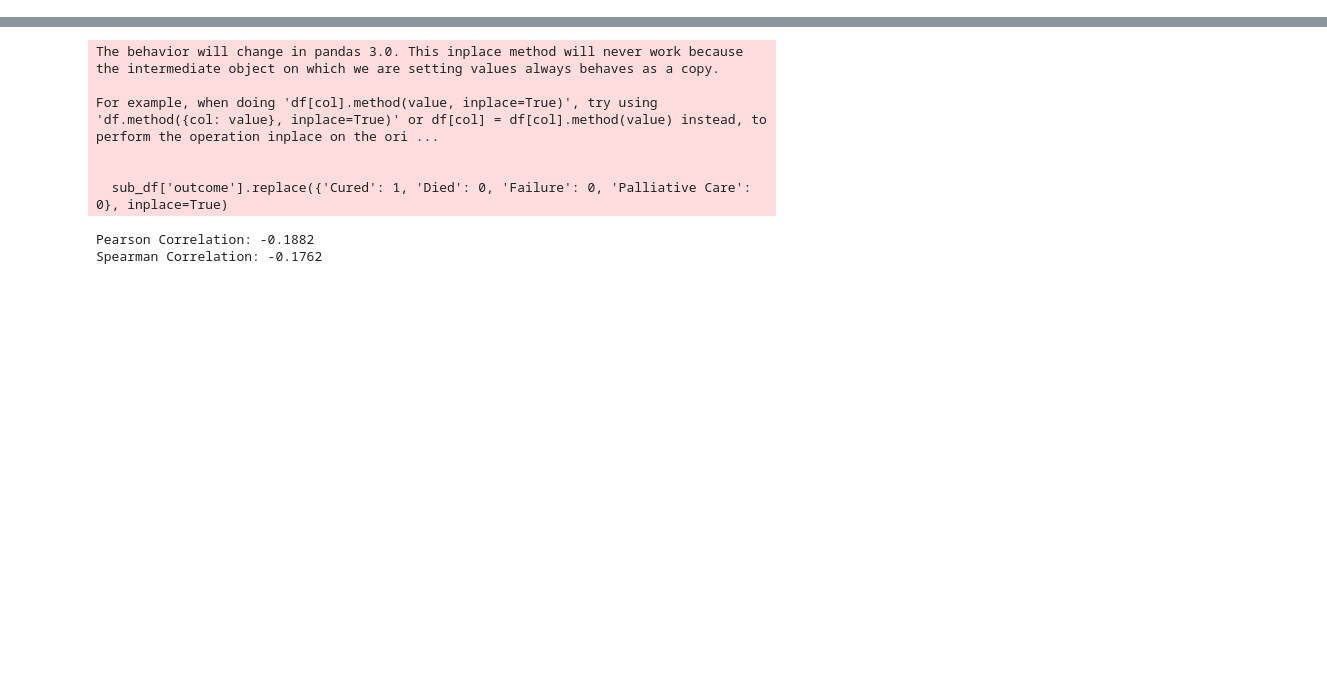
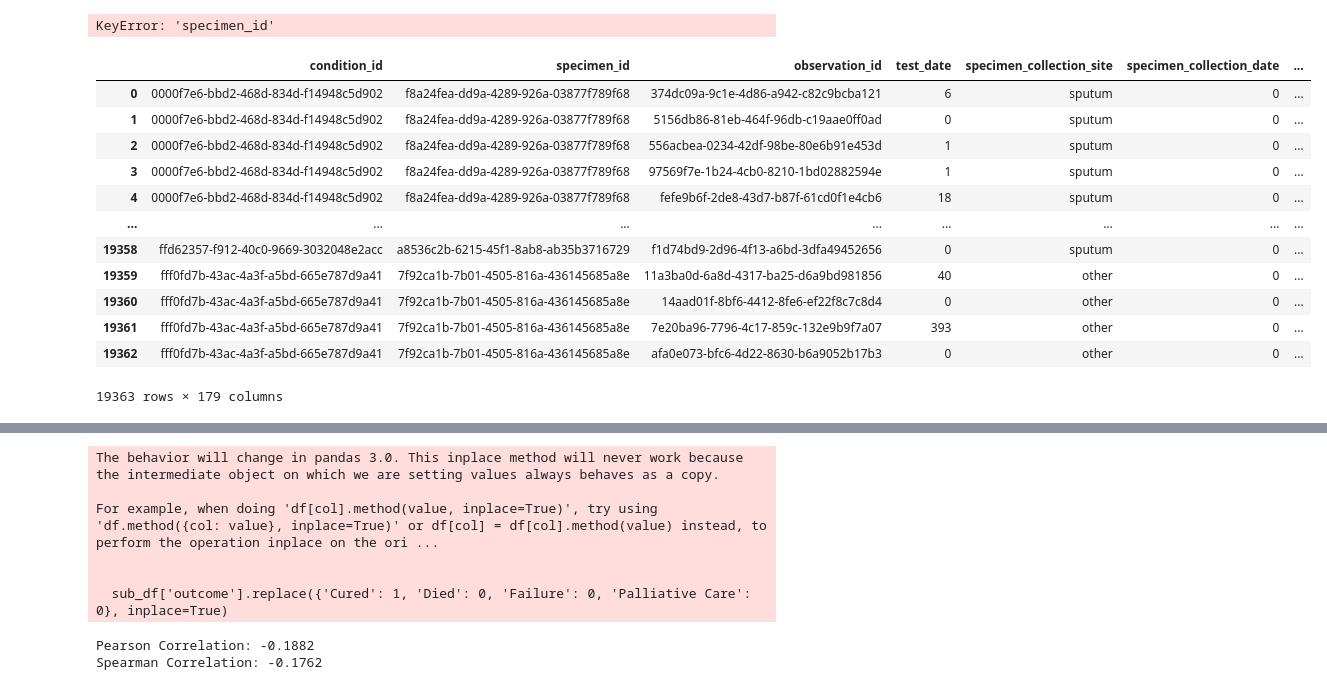
Before and after one commit to linfeng-wang/TBpt, a Jupyter notebook: Analysis/data_explore1.ipynb, the cells around one changed output, grey strips where cells are left out. Saved outputs shown, nothing was run; the diff lists cells and outputs as text; code cells hidden in the pictures; blank space fills up the shorter version.

```diff
--- a/Analysis/data_explore1.ipynb
+++ b/Analysis/data_explore1.ipynb
@@ -69,0 +91,20 @@ genomics
+# %%
+clinical_genomics[clinical_genomics['specimen_id'].isin(clinical_patient[clinical_patient['main_lineage']=='Not Reported']['specimen_id'])]
+# %% [output]
+KeyError: 'specimen_id'
+# %%
+clinical_genomics
+# %% [output]
+|  | condition_id | specimen_id | observation_id | test_date | specimen_collection_site | specimen_collection_date | ... |
+| 0 | 0000f7e6-bbd2-468d-834d-f14948c5d902 | f8a24fea-dd9a-4289-926a-03877f789f68 | 374dc09a-9c1e-4d86-a942-c82c9bcba121 | 6 | sputum | 0 | ... |
+| 1 | 0000f7e6-bbd2-468d-834d-f14948c5d902 | f8a24fea-dd9a-4289-926a-03877f789f68 | 5156db86-81eb-464f-96db-c19aae0ff0ad | 0 | sputum | 0 | ... |
+| 2 | 0000f7e6-bbd2-468d-834d-f14948c5d902 | f8a24fea-dd9a-4289-926a-03877f789f68 | 556acbea-0234-42df-98be-80e6b91e453d | 1 | sputum | 0 | ... |
+| 3 | 0000f7e6-bbd2-468d-834d-f14948c5d902 | f8a24fea-dd9a-4289-926a-03877f789f68 | 97569f7e-1b24-4cb0-8210-1bd02882594e | 1 | sputum | 0 | ... |
+| 4 | 0000f7e6-bbd2-468d-834d-f14948c5d902 | f8a24fea-dd9a-4289-926a-03877f789f68 | fefe9b6f-2de8-43d7-b87f-61cd0f1e4cb6 | 18 | sputum | 0 | ... |
+| ... | ... | ... | ... | ... | ... | ... | ... |
+| 19358 | ffd62357-f912-40c0-9669-3032048e2acc | a8536c2b-6215-45f1-8ab8-ab35b3716729 | f1d74bd9-2d96-4f13-a6bd-3dfa49452656 | 0 | sputum | 0 | ... |
+| 19359 | fff0fd7b-43ac-4a3f-a5bd-665e787d9a41 | 7f92ca1b-7b01-4505-816a-436145685a8e | 11a3ba0d-6a8d-4317-ba25-d6a9bd981856 | 40 | other | 0 | ... |
+| 19360 | fff0fd7b-43ac-4a3f-a5bd-665e787d9a41 | 7f92ca1b-7b01-4505-816a-436145685a8e | 14aad01f-8bf6-4412-8fe6-ef22f8c7c8d4 | 0 | other | 0 | ... |
+| 19361 | fff0fd7b-43ac-4a3f-a5bd-665e787d9a41 | 7f92ca1b-7b01-4505-816a-436145685a8e | 7e20ba96-7796-4c17-859c-132e9b9f7a07 | 393 | other | 0 | ... |
+| 19362 | fff0fd7b-43ac-4a3f-a5bd-665e787d9a41 | 7f92ca1b-7b01-4505-816a-436145685a8e | afa0e073-bfc6-4d22-8630-b6a9052b17b3 | 0 | other | 0 | ... |
+19363 rows × 179 columns
```
Also changed, not shown: parts of 10 cells of this notebook, 7 other files.
